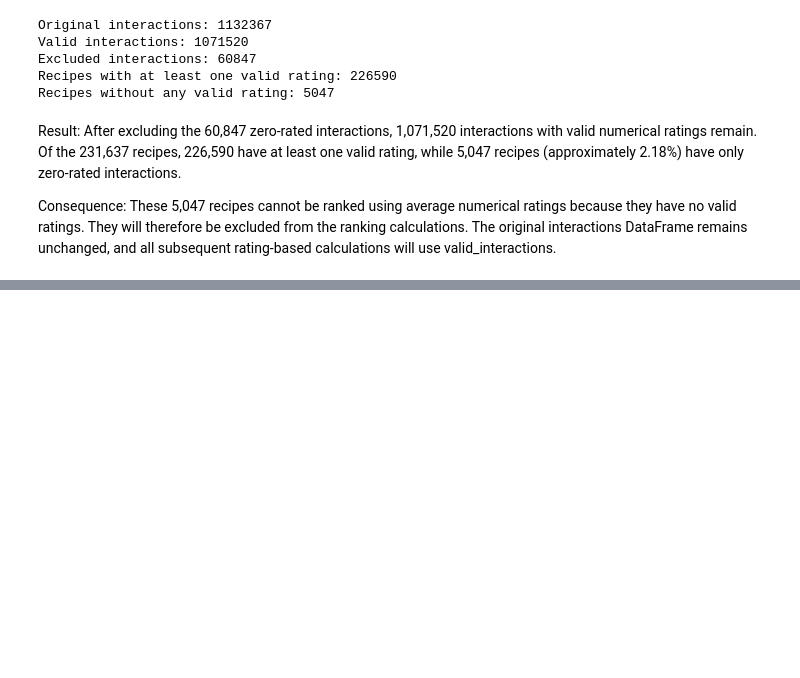
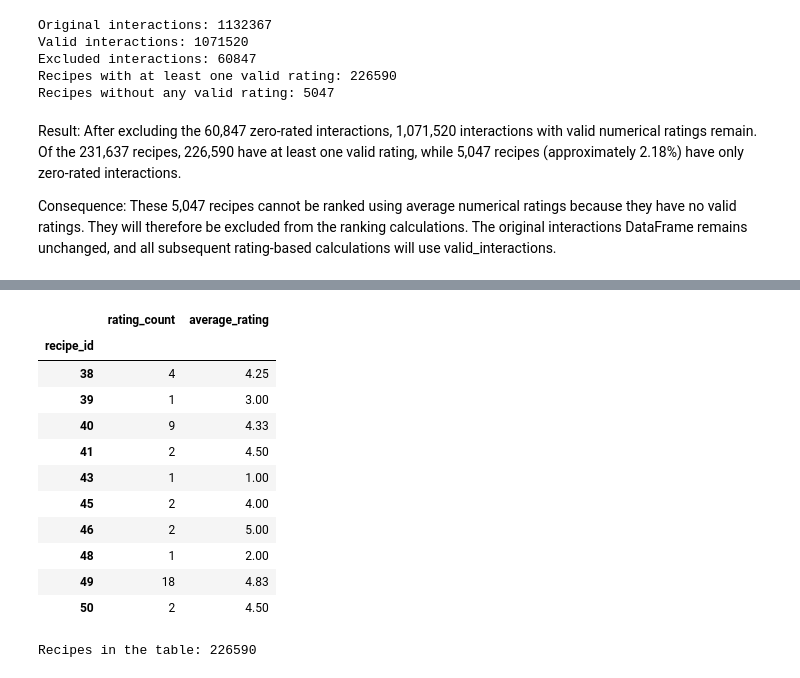
Before and after one commit to colosifederica2004-lgtm/rate_my_recipe, a Jupyter notebook: notebooks/01_dataset_exploration.ipynb, the cells around one changed output, grey strips where cells are left out. Drawn from its saved outputs; the diff is of its cells as text; code cells hidden in the pictures; blank space fills up the shorter version.

```diff
--- a/notebooks/01_dataset_exploration.ipynb
+++ b/notebooks/01_dataset_exploration.ipynb
@@ -334,0 +361,32 @@ Consequence: These 5,047 recipes cannot be ranked using average numerical rating
+# %%
+# Calculate the number of valid ratings for each recipe
+rating_counts = valid_interactions.groupby("recipe_id")["rating"].count()
+
+# Calculate the average rating for each recipe
+average_ratings = valid_interactions.groupby("recipe_id")["rating"].mean().round(2)
+
+# Combine both metrics into a single DataFrame
+recipe_stats = pd.DataFrame({
+    "rating_count": rating_counts,
+    "average_rating": average_ratings
+})
+
+# Display the first ten rows
+display(recipe_stats.head(10))
+
+# Check the number of recipes in the table
+print("Recipes in the table:", len(recipe_stats))
+# %% [output]
+|  | rating_count | average_rating |
+| recipe_id |  |  |
+| 38 | 4 | 4.25 |
+| 39 | 1 | 3.00 |
+| 40 | 9 | 4.33 |
+| 41 | 2 | 4.50 |
+| 43 | 1 | 1.00 |
+| 45 | 2 | 4.00 |
+| 46 | 2 | 5.00 |
+| 48 | 1 | 2.00 |
+| 49 | 18 | 4.83 |
+| 50 | 2 | 4.50 |
+Recipes in the table: 226590
```
Also changed, not shown: parts of 20 cells of this notebook.
